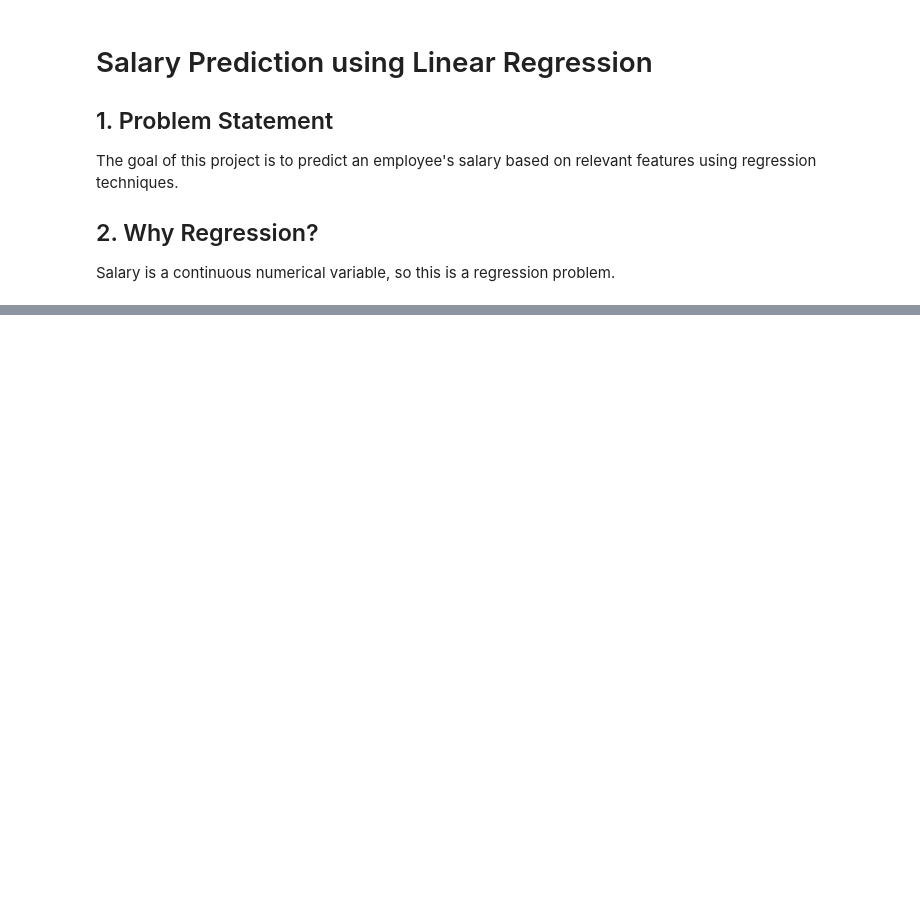
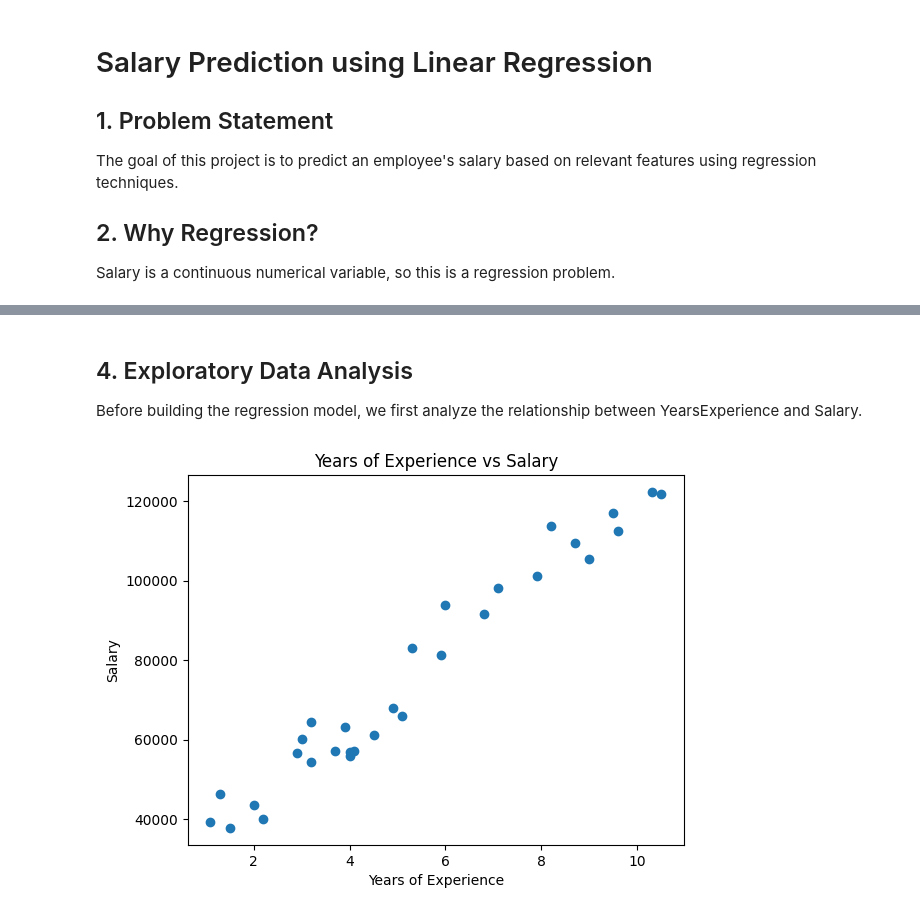
Before and after one commit to preetik92002-tech/machine-learning, a Jupyter notebook: salary_prediction.ipynb, the cells around one changed output, grey strips where cells are left out. Cells and saved outputs as stored; diff of their text form; code cells hidden in the pictures; blank space fills up the shorter version.

Commit message:
add exploratory salary experience analysis

```diff
--- a/salary_prediction.ipynb
+++ b/salary_prediction.ipynb
@@ -22,0 +34,3 @@ from sklearn.metrics import mean_absolute_error , mean_squared_error , r2_score
+# %%
+df = pd.read_csv("Salary_Data.csv")
+df.head()
@@ -22,0 +64,13 @@ from sklearn.metrics import mean_absolute_error , mean_squared_error , r2_score
+# %% [markdown]
+## 4. Exploratory Data Analysis
+
+Before building the regression model, we first analyze the relationship between YearsExperience and Salary.
+# %%
+plt.scatter(df["YearsExperience"], df["Salary"])
+plt.xlabel("Years of Experience")
+plt.ylabel("Salary")
+plt.title("Years of Experience vs Salary")
+
+plt.show()
+# %% [output]
+[figure, added]
```
Also changed, not shown: parts of 5 cells of this notebook.
